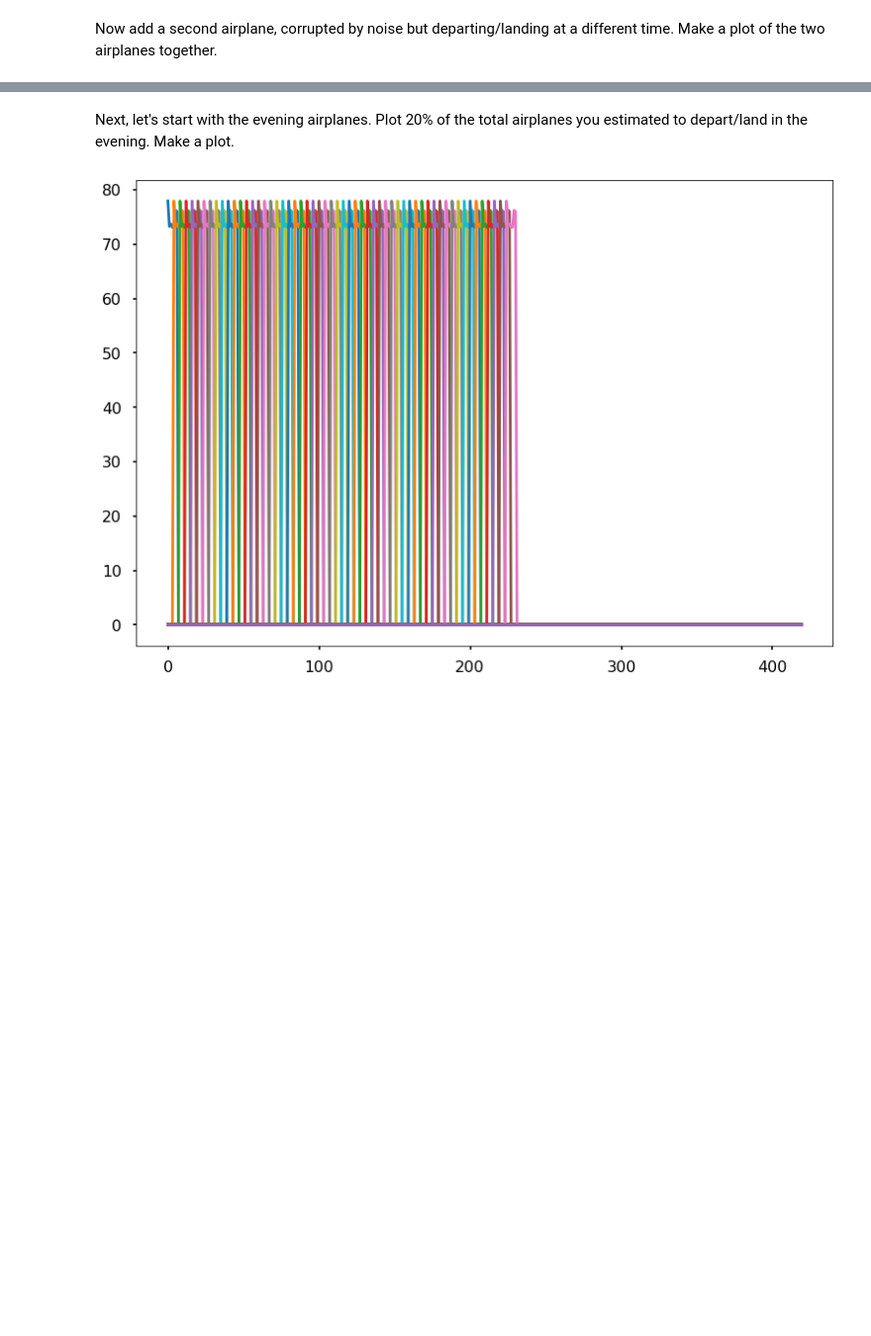
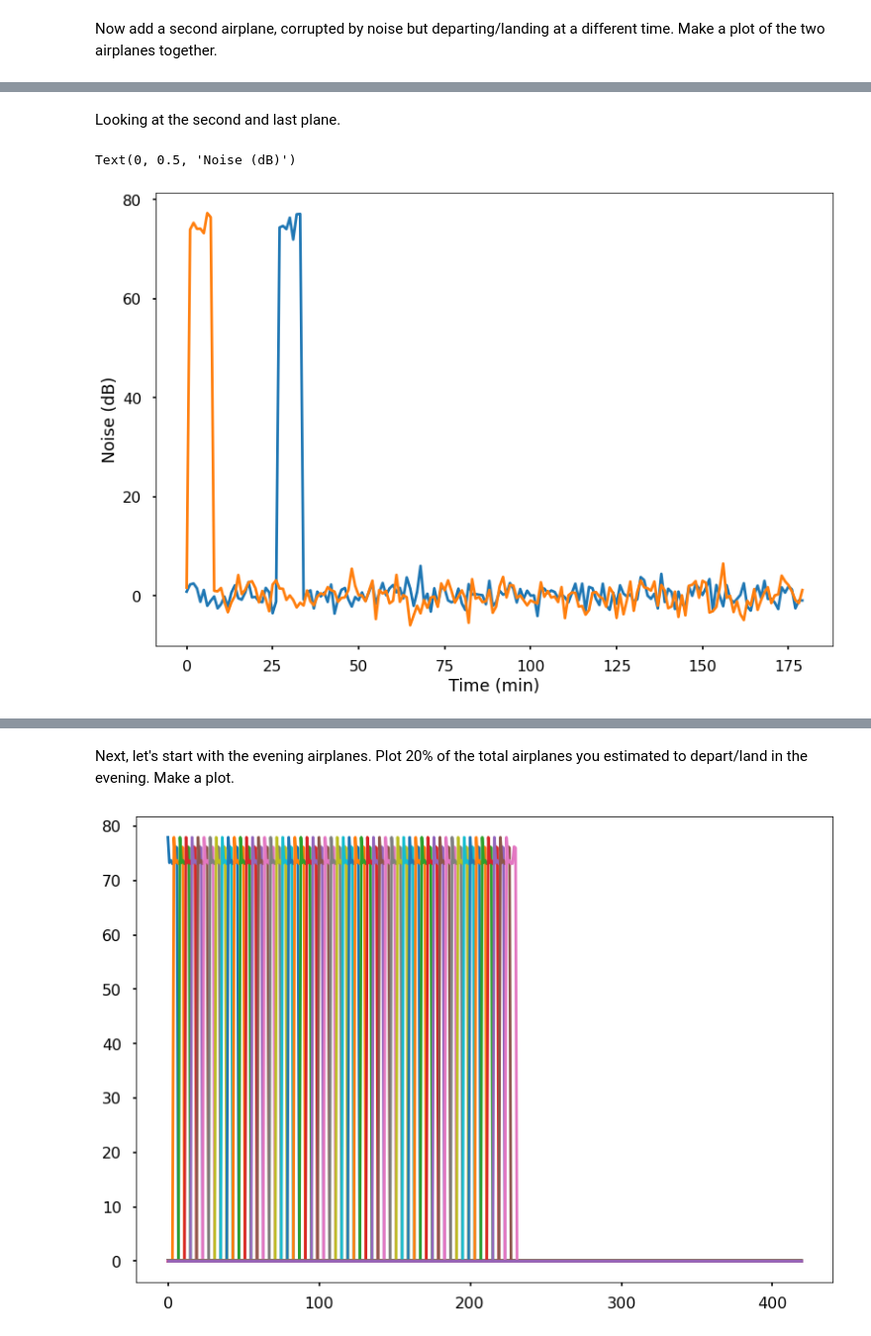
Before and after one commit to mohammedfmehboob/PythonTutorials, a Jupyter notebook: tutorial010Exercise-Copy2.ipynb, the cells around one changed output, grey strips where cells are left out. Shown: that part at 99% size. Saved outputs shown, nothing was run; the diff lists cells and outputs as text; code cells hidden in the pictures; blank space fills up the shorter version.

```diff
--- a/tutorial010Exercise-Copy2.ipynb
+++ b/tutorial010Exercise-Copy2.ipynb
@@ -288,0 +283,10 @@ Text(0, 0.5, 'noise')
+# %% [markdown]
+Looking at the second and last plane.
+# %%
+plt.plot(planeNoys[:, -1])
+plt.plot(planeNoys[:, 1])
+plt.xlabel("Time (min)")
+plt.ylabel("Noise (dB)")
+# %% [output]
+Text(0, 0.5, 'Noise (dB)')
+[figure, added]
```
Also changed, not shown: parts of 22 cells of this notebook.
